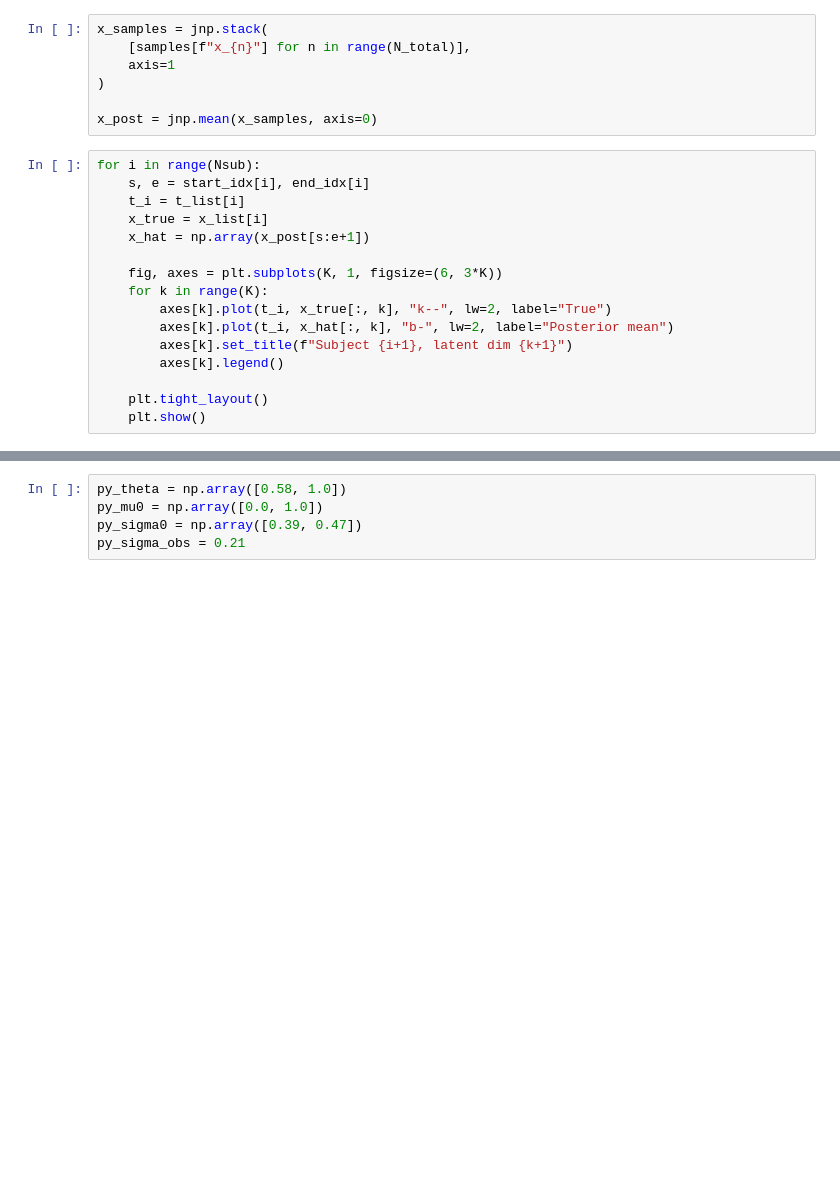
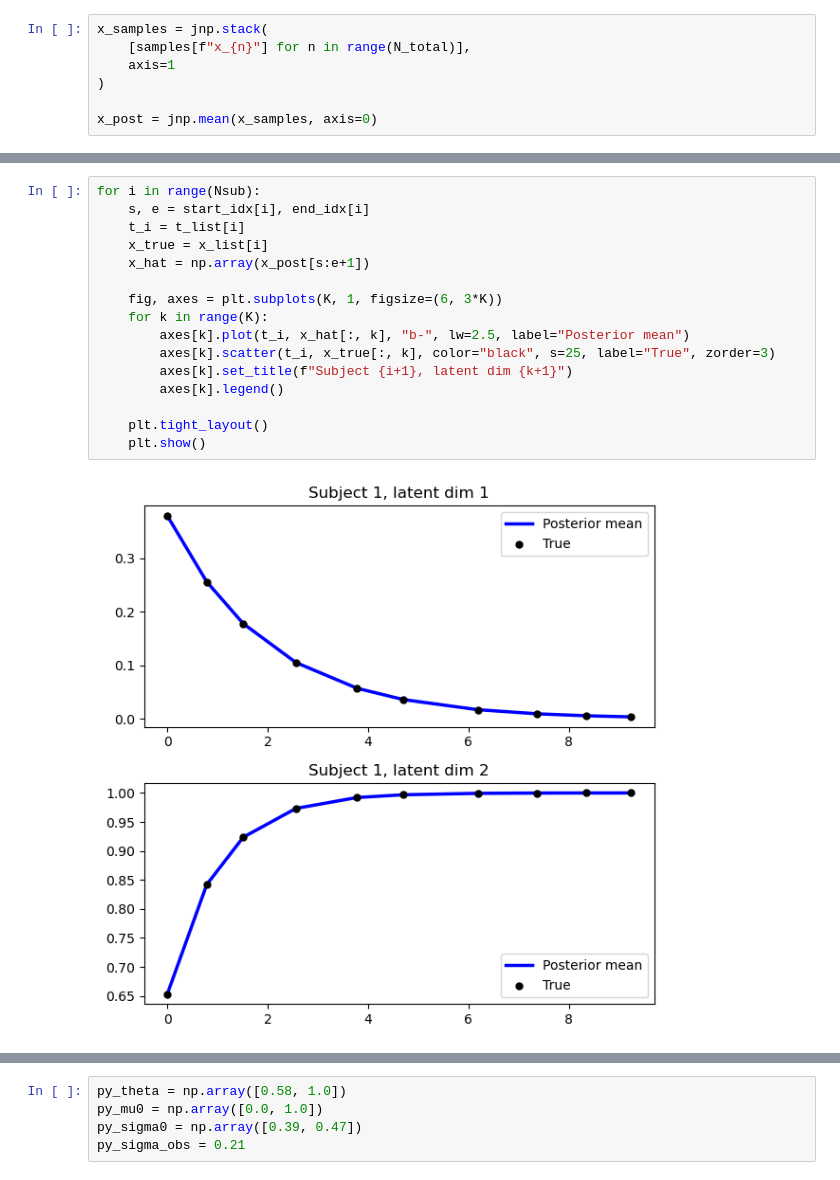
Before and after one commit to Zhennan-Wu/gnpc_explor, a Jupyter notebook: src/lou_simu_ode_no_noise.ipynb, the cells around one changed output, grey strips where cells are left out. Cells and saved outputs as stored; diff of their text form; blank space fills up the shorter version.

```diff
--- a/src/lou_simu_ode_no_noise.ipynb
+++ b/src/lou_simu_ode_no_noise.ipynb
@@ -209,19 +209,3 @@ x_samples = jnp.stack(
 )
 
 x_post = jnp.mean(x_samples, axis=0)
-# %%
-for i in range(Nsub):
-    s, e = start_idx[i], end_idx[i]
-    t_i = t_list[i]
-    x_true = x_list[i]
-    x_hat = np.array(x_post[s:e+1])
-
-    fig, axes = plt.subplots(K, 1, figsize=(6, 3*K))
-    for k in range(K):
-        axes[k].plot(t_i, x_true[:, k], "k--", lw=2, label="True")
-        axes[k].plot(t_i, x_hat[:, k], "b-", lw=2, label="Posterior mean")
-        axes[k].set_title(f"Subject {i+1}, latent dim {k+1}")
-        axes[k].legend()
-
-    plt.tight_layout()
-    plt.show()
@@ -238,0 +212,18 @@ for i in range(Nsub):
+# %%
+for i in range(Nsub):
+    s, e = start_idx[i], end_idx[i]
+    t_i = t_list[i]
+    x_true = x_list[i]
+    x_hat = np.array(x_post[s:e+1])
+
+    fig, axes = plt.subplots(K, 1, figsize=(6, 3*K))
+    for k in range(K):
+        axes[k].plot(t_i, x_hat[:, k], "b-", lw=2.5, label="Posterior mean")
+        axes[k].scatter(t_i, x_true[:, k], color="black", s=25, label="True", zorder=3)
+        axes[k].set_title(f"Subject {i+1}, latent dim {k+1}")
+        axes[k].legend()
+
+    plt.tight_layout()
+    plt.show()
+# %% [output]
+[figure, added]
```
Also changed, not shown: parts of 2 cells of this notebook, 18 other files.
